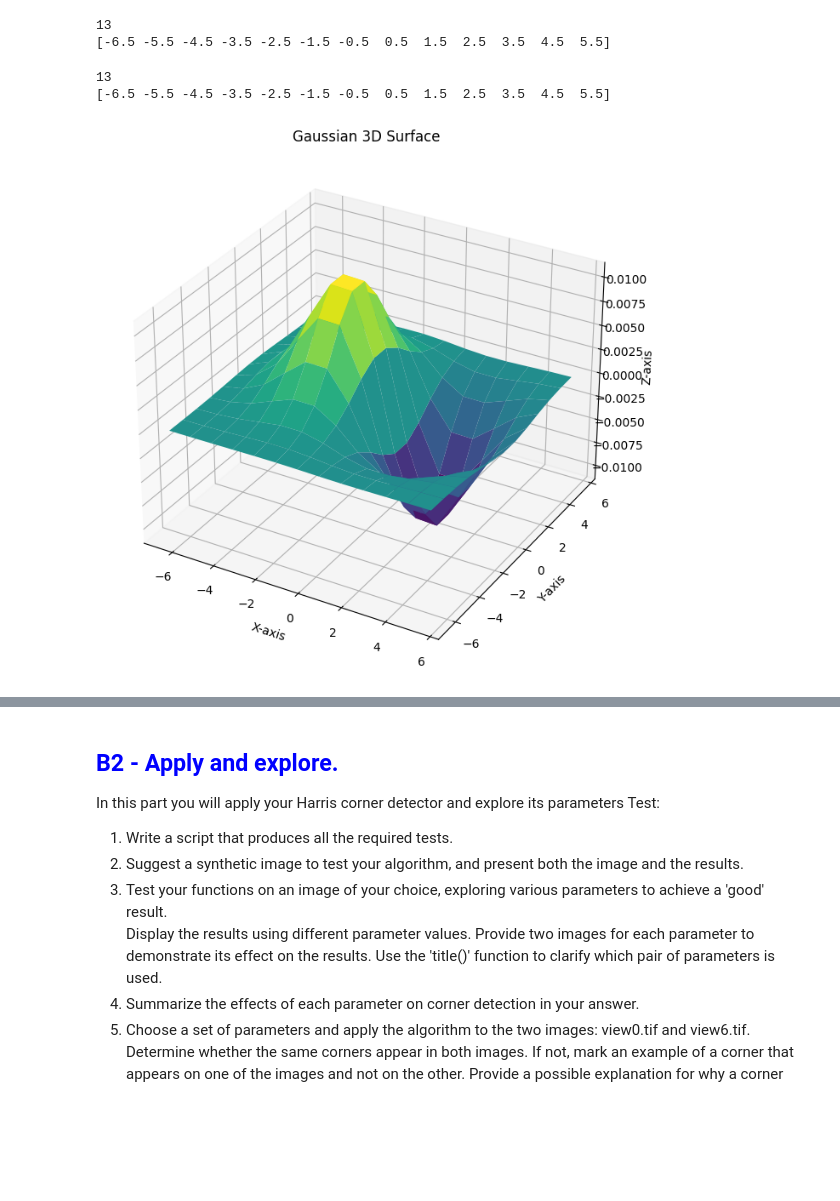
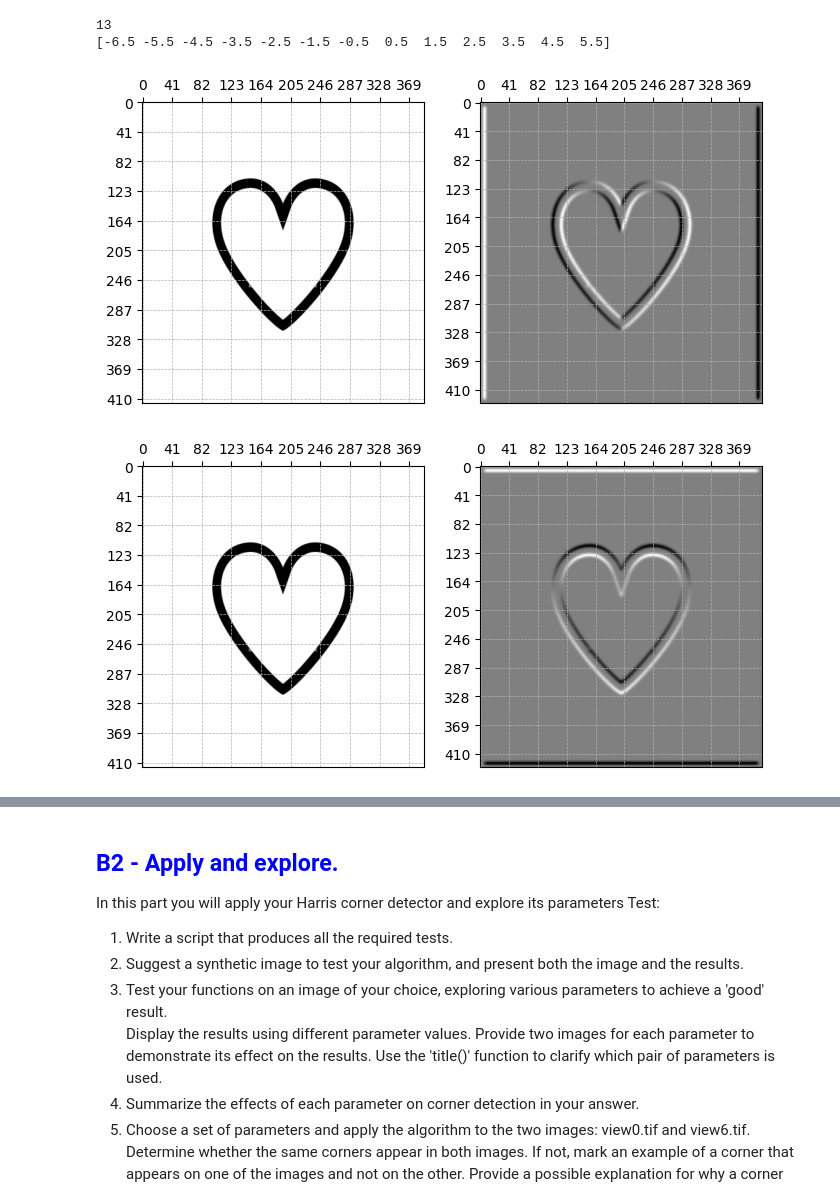
Before and after one commit to haeshed/classic-computer-vision, a Jupyter notebook: Ex1-updated/EX1-updated-1_test.ipynb, the cells around one changed output, grey strips where cells are left out. Cells and saved outputs as stored; diff of their text form; code cells hidden in the pictures; blank space fills up the shorter version.

```diff
--- a/Ex1-updated/EX1-updated-1_test.ipynb
+++ b/Ex1-updated/EX1-updated-1_test.ipynb
@@ -423,0 +488,13 @@ def Deriv_Gauss_xy(sig=2):
+# %%
+def Grad_xy(img, sig_smooth=2):
+    kernelx, kernely = Deriv_Gauss_xy(sig_smooth)
+    return convolve2d(img, kernelx), convolve2d(img, kernely)
+# %%
+img = "heart1.jpg"
+img_test = cv2.imread(img, cv2.IMREAD_GRAYSCALE)
+Ix, Iy = Grad_xy(img_test, 2)
+show2Images(img_test, Ix)
+show2Images(img_test, Iy)
+# %% [output]
+[figure, added]
+[figure, added]
@@ -430,24 +511,20 @@ dy2=dy**2
 dxdy=dx*dy
 # print(dxdy)
 
-fig = plt.figure()
-ax = fig.add_subplot(111, projection='3d')
+# fig = plt.figure()
+# ax = fig.add_subplot(111, projection='3d')
 
-# Plotting the 3D surface
-surf = ax.plot_surface(x, y, dx, cmap='viridis')
-# surf = ax.plot_surface(x, y, gaussian_first_deriv_x, cmap='viridis')
-# surf = ax.plot_surface(x, y, dy2, cmap='viridis')
+# # Plotting the 3D surface
+# surf = ax.plot_surface(x, y, dx, cmap='viridis')
+# # surf = ax.plot_surface(x, y, gaussian_first_deriv_x, cmap='viridis')
+# # surf = ax.plot_surface(x, y, dy2, cmap='viridis')
 
-ax.set_xlabel('X-axis')
-ax.set_ylabel('Y-axis')
-ax.set_zlabel('Z-axis')
-ax.set_title('Gaussian 3D Surface')
+# ax.set_xlabel('X-axis')
+# ax.set_ylabel('Y-axis')
+# ax.set_zlabel('Z-axis')
+# ax.set_title('Gaussian 3D Surface')
 
-# Plotting in 3D
-plt.show()
-# print(der_x)
-# return G*(-x/sig^2), G*(-y/sig^2)
+# # Plotting in 3D
+# plt.show()
+# # print(der_x)
+# # return G*(-x/sig^2), G*(-y/sig^2)
-# %% [output]
-13
-[-6.5 -5.5 -4.5 -3.5 -2.5 -1.5 -0.5  0.5  1.5  2.5  3.5  4.5  5.5]
-[figure, removed]
```
Also changed, not shown: parts of 17 cells of this notebook, 20 other files.
